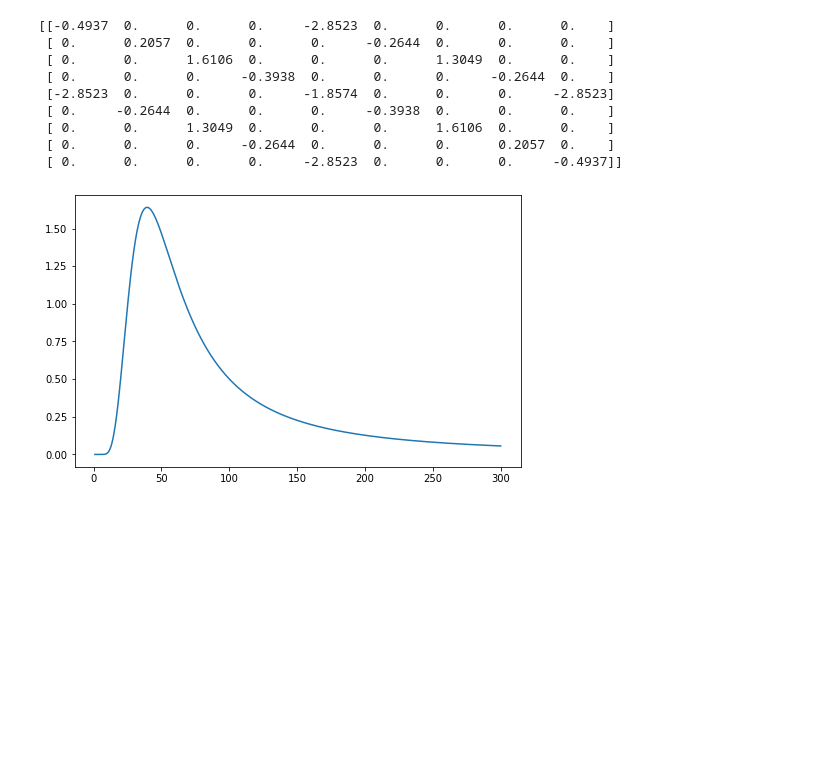
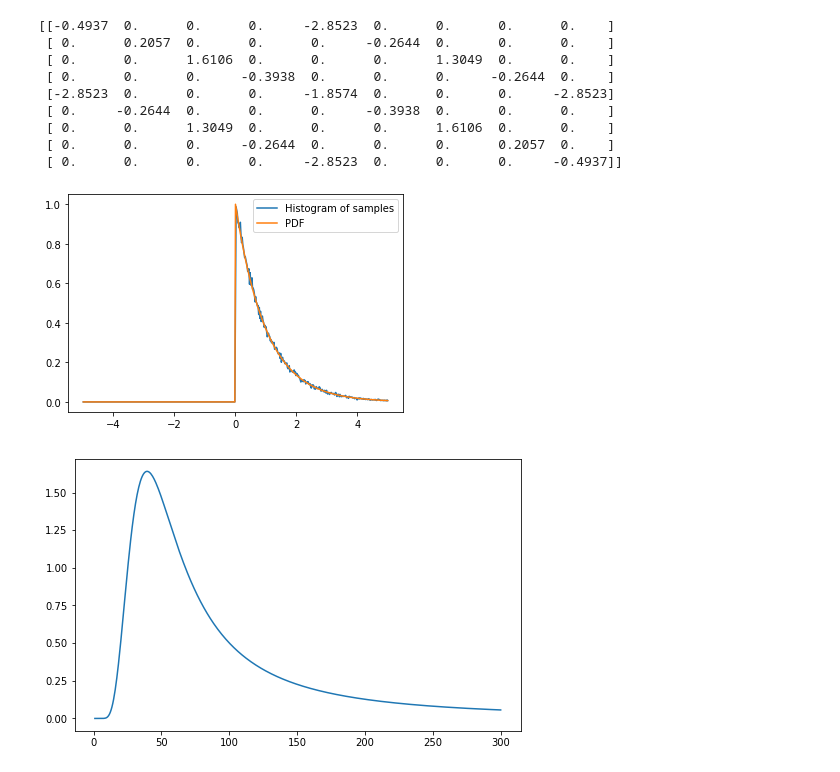
Before and after one commit to Orth-Research/ml_cr, a Jupyter notebook: DataGeneration.ipynb, the cells around one changed output. Cells and saved outputs as stored; diff of their text form; code cells hidden in the pictures; blank space fills up the shorter version.

```diff
--- a/DataGeneration.ipynb
+++ b/DataGeneration.ipynb
@@ -517,6 +569,28 @@ with np.printoptions(precision=4, suppress=True):
  [ 0.      0.      0.      0.     -2.8523  0.      0.      0.     -0.4937]]
 # %%
 # The code below is redundant. It will be rexported to a different file for backup purposes in later version. It should not be included in the final version of the py file. I wrote it in the process of developing the training_data() class and it is useful to check the code (by comparison witht the Mathematica file).
+# %%
+rand = default_rng(11)
+2*rand.random() - 1.
+samples = rand.exponential(size = 100000)
+# Compute a histogram of the sample
+bins = np.linspace(-5, 5, 500)
+histogram, bins = np.histogram(samples, bins=bins, density=True)
+
+bin_centers = 0.5*(bins[1:] + bins[:-1])
+
+# Compute the PDF on the bin centers from scipy distribution object
+from scipy import stats
+pdf = stats.expon.pdf(bin_centers)
+
+from matplotlib import pyplot as plt
+plt.figure(figsize=(6, 4))
+plt.plot(bin_centers, histogram, label="Histogram of samples")
+plt.plot(bin_centers, pdf, label="PDF")
+plt.legend()
+plt.show()
+# %% [output]
+[figure, added]
 # %%
 def Jz_op(J):
     mat = np.diag(np.arange(2*J+1,dtype=np.float) - J)
```
Also changed, not shown: parts of 8 cells of this notebook, 3 other files.
